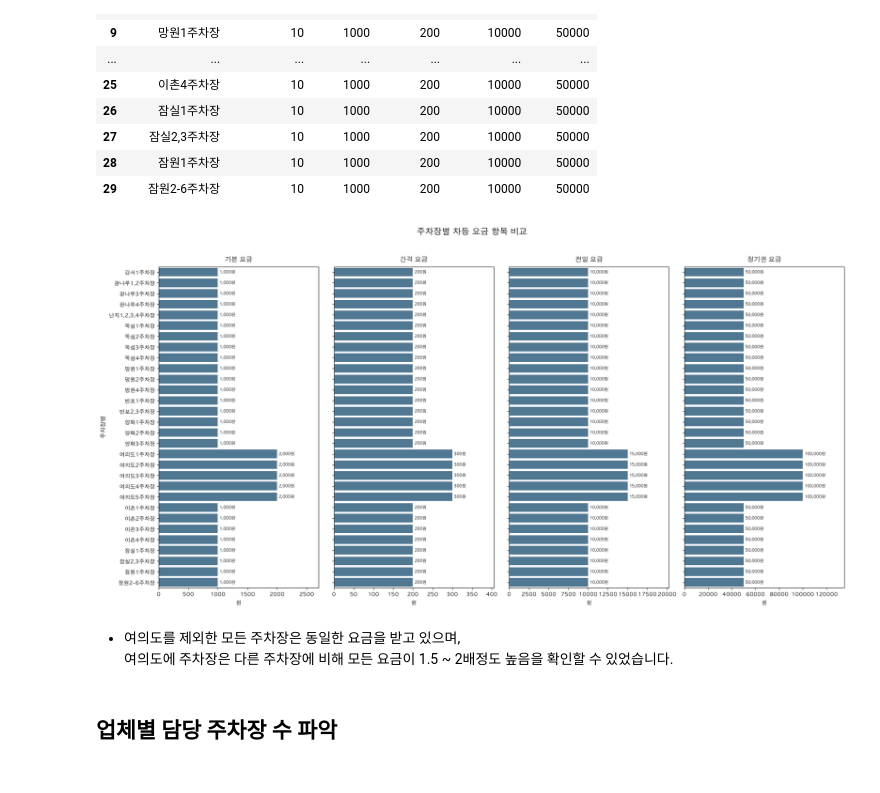
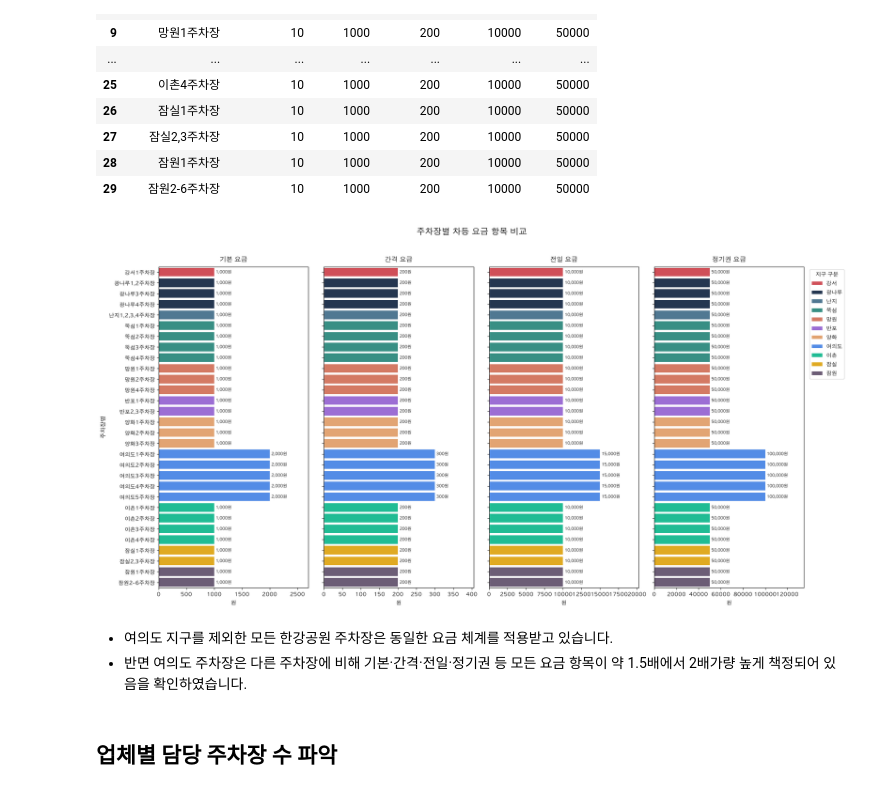
Before and after one commit to zoo-no-s/seoul_hangang_park_analysis, a Jupyter notebook: notebooks/analysis.ipynb, the cells around one changed output. Drawn from its saved outputs; the diff is of its cells as text; code cells hidden in the pictures.

```diff
--- a/notebooks/analysis.ipynb
+++ b/notebooks/analysis.ipynb
@@ -109,12 +134,15 @@ master_df['PKLT_OPER_BZENTY'].nunique() # 6
 # %%
+sorted_order = master_df.sort_values(by='PRK_CNT', ascending=False)['PKLT_TYPE']
+
 plt.figure(figsize=(10, 6))
 ax = sns.barplot(
     data=master_df,
     x='PRK_CNT',
     y='PKLT_TYPE',
-    hue='PKLT_TYPE',
-    palette='Blues_r',
-    legend=False
+    order=sorted_order,  # 정렬 기준 전달
+    hue='DSTRCT_TYPE',
+    palette=use_palette(11),
+    legend=True
 )
 
 # 막대 오른쪽에 수치 라벨 추가
@@ -271,14 +294,14 @@ ax = sns.barplot(
     x='dstrct_park_count',
     y='DSTRCT_TYPE',
     hue='DSTRCT_TYPE',
-    palette='Blues_r',
+    palette=use_palette(11),
     legend=False
 )
 
 # 3. 평균선 및 중앙값선 추가
 ax.axvline(
     x=mean_count,
-    color='#E63946',
+    color="#E0EE17",
     linestyle='--',
     linewidth=1.5,
     label=f'평균 ({mean_count:,.0f}면)'
@@ -393,58 +418,72 @@ master_df[cols_to_show].drop_duplicates().reset_index(drop=True)
 | 29 | 잠원2-6주차장 | 10 | 1000 | 200 | 10000 | 50000 |
 # %%
 # 면제 시간은 값 대체 후 모두 동일 확인
-diff_fee_cols = ['BSC_CRG', 'INTR_CRG', 'PRVDY_CRG', 'PRD_AMT' ]
+diff_fee_cols = ['BSC_CRG', 'INTR_CRG', 'PRVDY_CRG', 'PRD_AMT']
 
 fig, axes = plt.subplots(1, len(diff_fee_cols), figsize=(20, 10), sharey=True)
 
-# 컬럼별 한글 타이틀 및 단위 매핑
 col_info = {
     'BSC_CRG': ('기본 요금', '원'),
     'INTR_CRG': ('간격 요금', '원'),
     'PRVDY_CRG': ('전일 요금', '원'),
     'PRD_AMT': ('정기권 요금', '원')
 }
 
-# 주차장명 기준 정렬 (가독성 목적)
 sorted_df = master_df.sort_values(by='PKLT_TYPE')
 
-for ax, col in zip(axes, diff_fee_cols):
+for i, (ax, col) in enumerate(zip(axes, diff_fee_cols)):
     title, unit = col_info.get(col, (col, ''))
+
+    # 마지막 서브플롯에서만 범례 생성 (중복 방지)
+    is_last = (i == len(diff_fee_cols) - 1)
 
     sns.barplot(
         data=sorted_df,
         x=col,
         y='PKLT_TYPE',
         ax=ax,
-        color='#457B9D'
+        hue='DSTRCT_TYPE',
+        palette=use_palette(sorted_df['DSTRCT_TYPE'].nunique()),
+        legend=is_last  # 마지막 플롯만 범례 켜기
     )
 
-    # 막대 끝에 수치 라벨 표기
+    # 막대 끝에 수치 라벨 표기 (0원 더미 막대 제외)
     for p in ax.patches:
         width = p.get_width()
-        ax.annotate(
-            f'{int(width):,}{unit}',
-            xy=(width, p.get_y() + p.get_height() / 2),
-            xytext=(3, 0),
-            textcoords="offset points",
-            ha='left',
-            va='center',
-            fontsize=8
-        )
+        if width > 0:  # 너비가 0보다 큰 실제 데이터 막대만 라벨링
+            ax.annotate(
+                f'{int(width):,}{unit}',
+                xy=(width, p.get_y() + p.get_height() / 2),
+                xytext=(3, 0),
+                textcoords="offset points",
+                ha='left',
+                va='center',
+                fontsize=8
+            )
 
     ax.set_title(title, fontsize=12, pad=10)
     ax.set_xlabel(unit, fontsize=10)
     ax.set_ylabel('' if ax != axes[0] else '주차장명', fontsize=11)
     ax.set_xlim(0, sorted_df[col].max() * 1.35)
 
+    # 마지막 서브플롯 범례 커스텀 (제목 지정 및 차트 밖 오른쪽으로 이동)
+    if is_last:
+        sns.move_legend(
+            ax,
+            "upper left",
+            bbox_to_anchor=(1.02, 1),
+            title="지구 구분",
+            frameon=True
+        )
+
 plt.suptitle('주차장별 차등 요금 항목 비교', fontsize=16, y=1.02)
 plt.tight_layout()
 plt.show()
 # %% [output]
-[figure, old version]
+[figure, new version]
 # %% [markdown]
-* 여의도를 제외한 모든 주차장은 동일한 요금을 받고 있으며, <br>
-여의도에 주차장은 다른 주차장에 비해 모든 요금이 1.5 ~ 2배정도 높음을 확인할 수 있었습니다.
+* 여의도 지구를 제외한 모든 한강공원 주차장은 동일한 요금 체계를 적용받고 있습니다.
+* 반면 여의도 주차장은 다른 주차장에 비해 기본·간격·전일·정기권 등 모든 요금 항목이 약 1.5배에서 2배가량 높게 책정되어 있음을 확인하였습니다.
 # %% [markdown]
 ## 업체별 담당 주차장 수 파악
 # %%
```
Also changed, not shown: parts of 61 cells of this notebook.
